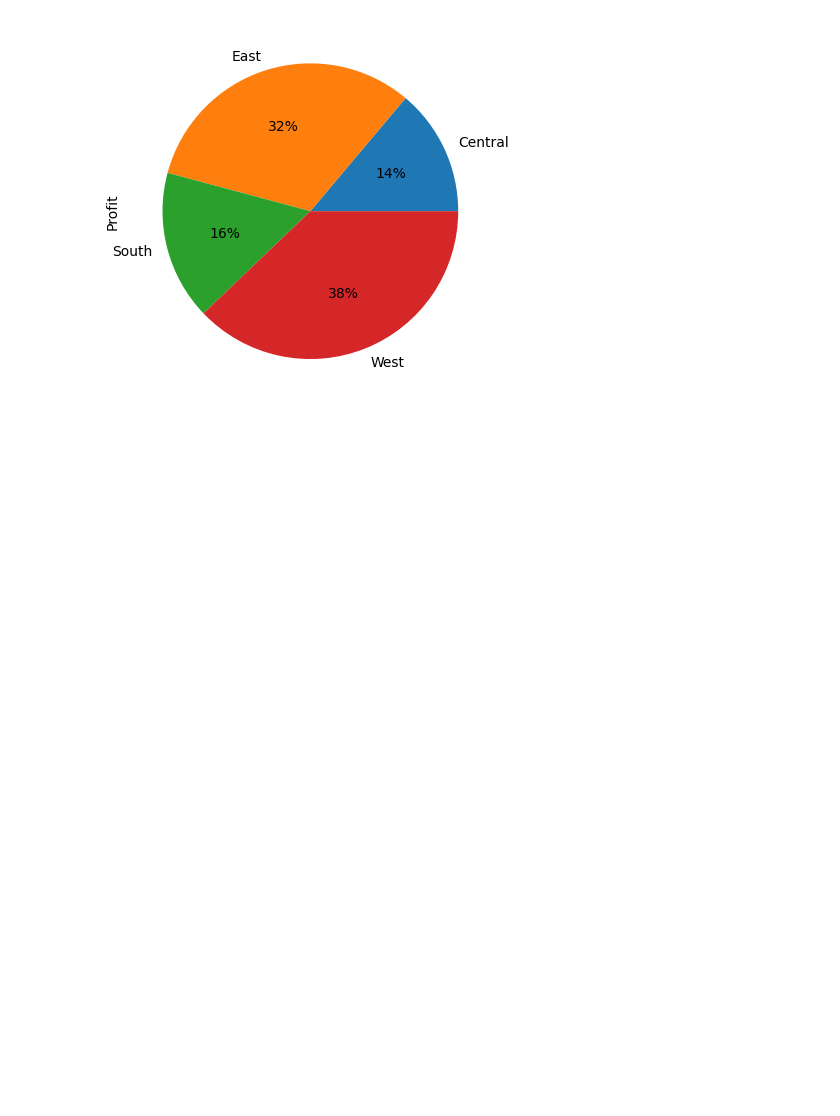
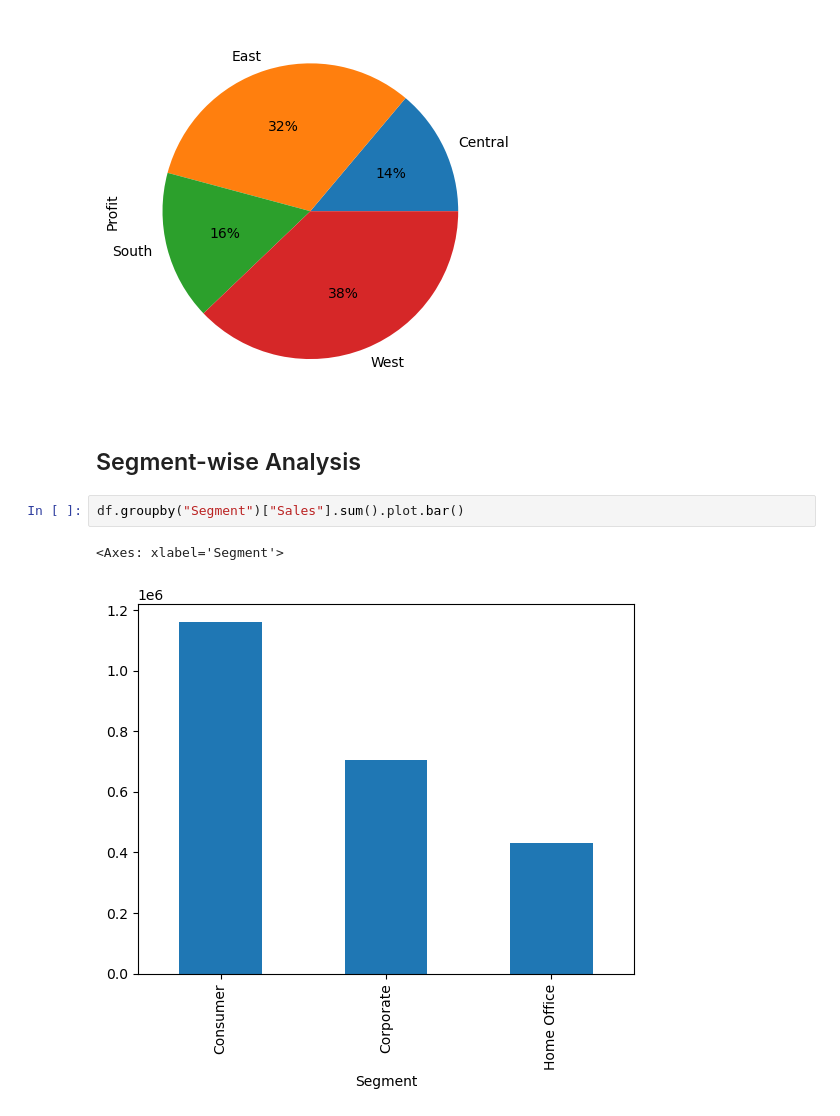
Before and after one commit to iamwatchdogs/Retail-Insights-from-Superstore-Data, a Jupyter notebook: retail-analysis.ipynb, the cells around one changed output. Saved outputs shown, nothing was run; the diff lists cells and outputs as text; blank space fills up the shorter version.

Commit message:
Finished Segment wise analysis

```diff
--- a/retail-analysis.ipynb
+++ b/retail-analysis.ipynb
@@ -126,3 +126,10 @@ df.groupby("Region")["Profit"].sum().plot.pie(autopct='%1.0f%%')
 # %% [output]
 <Axes: ylabel='Profit'>
 [figure]
+# %% [markdown]
+## Segment-wise Analysis
+# %%
+df.groupby("Segment")["Sales"].sum().plot.bar()
+# %% [output]
+<Axes: xlabel='Segment'>
+[figure, added]
```
Also changed, not shown: parts of 1 cell of this notebook.
